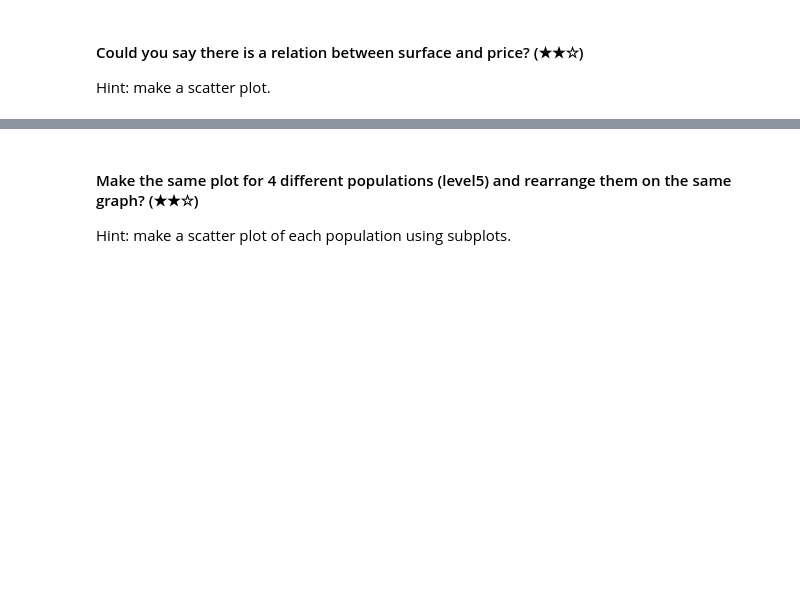
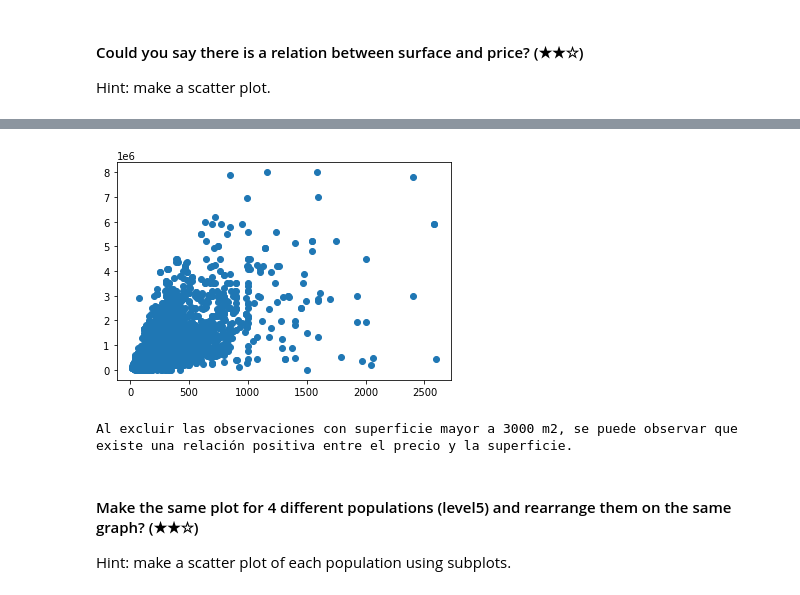
Before and after one commit to andreaj-it/realestate-datacleanup-exercise, a Jupyter notebook: project.ipynb, the cells around one changed output, grey strips where cells are left out. Saved outputs shown, nothing was run; the diff lists cells and outputs as text; code cells hidden in the pictures; blank space fills up the shorter version.

```diff
--- a/project.ipynb
+++ b/project.ipynb
@@ -172,3 +381,13 @@ Hint: make a scatter plot.
+# %%
+# Filtro las observaciones y grafico aquellas que tienen superficie mayor a 3000 m2 de modo que se pueda visualizar mejor la relación entre el precio y la superficie
+fig, ax = plt.subplots()
+ax.scatter(df.loc[df["surface"]<3000, "surface"], df.loc[df["surface"]<3000, "price"])
+plt.show()
+
+print("Al excluir las observaciones con superficie mayor a 3000 m2, se puede observar que existe una relación positiva entre el precio y la superficie.")
+# %% [output]
+[figure, added]
+Al excluir las observaciones con superficie mayor a 3000 m2, se puede observar que existe una relación positiva entre el precio y la superficie.
 # %% [markdown]
 #### Make the same plot for 4 different populations (level5) and rearrange them on the same graph? (★★☆)
 Hint: make a scatter plot of each population using subplots.
```
Also changed, not shown: parts of 21 cells of this notebook.
